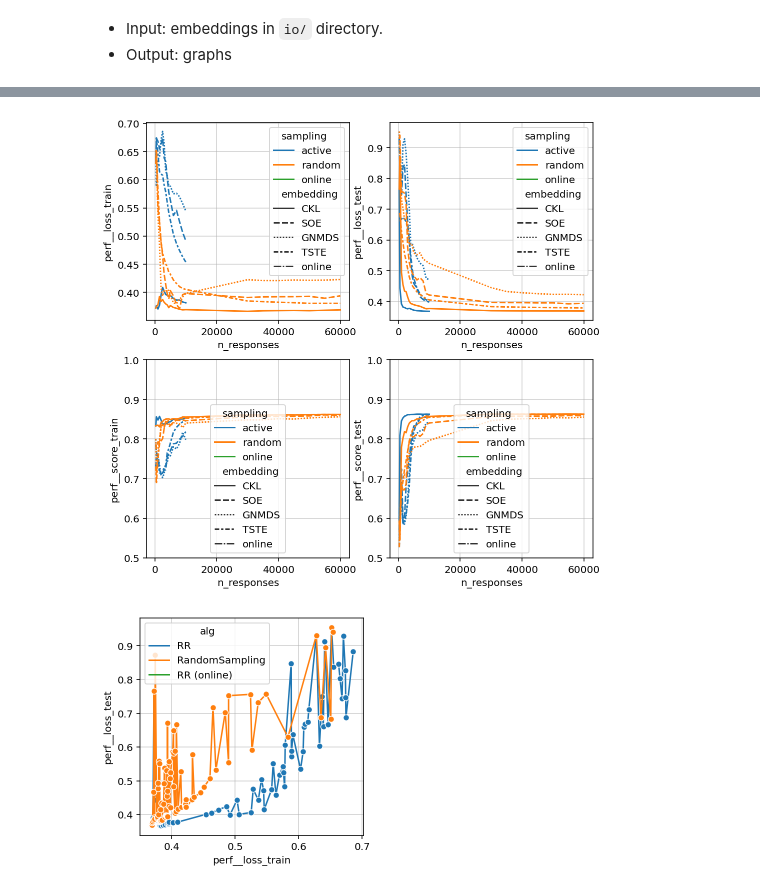
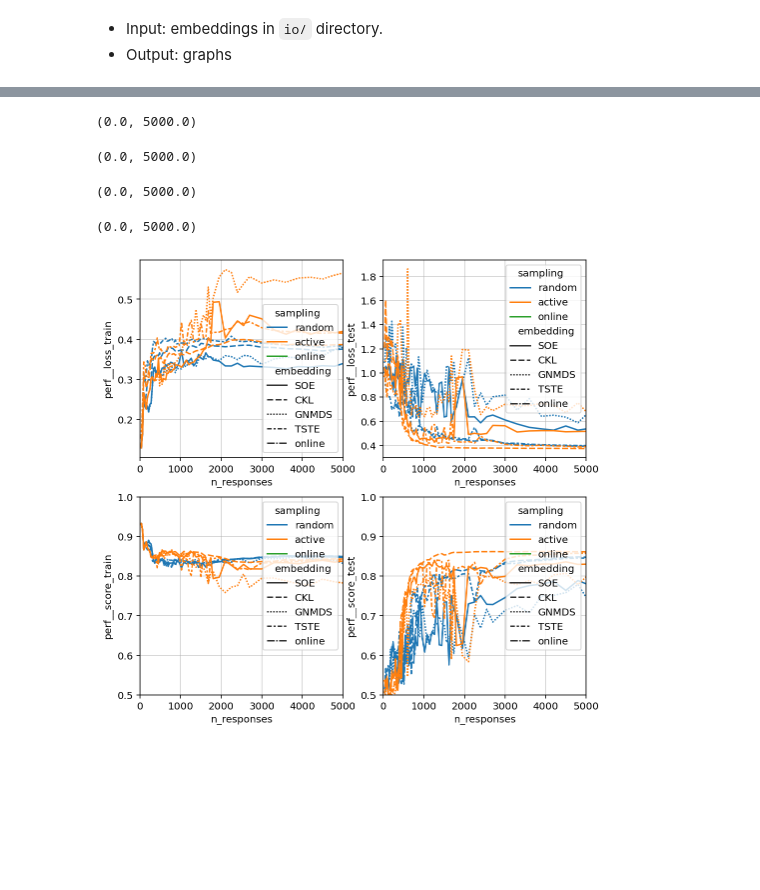
Before and after one commit to stsievert/salmon-experiments, a Jupyter notebook: alien-egg/Viz.ipynb, the cells around one changed output, grey strips where cells are left out. Saved outputs shown, nothing was run; the diff lists cells and outputs as text; code cells hidden in the pictures; blank space fills up the shorter version.

```diff
--- a/alien-egg/Viz.ipynb
+++ b/alien-egg/Viz.ipynb
@@ -323,28 +457,23 @@ w = 1
 fig, axs = plt.subplots(figsize=(3 * w, 3 * w))
 y = "error"
 
-s = show.copy()
-n1 = 50
-n2 = 30
-factor = (n1 * np.log(n1)) / (n2 * np.log(n2))
-s["n_responses_sim/1000"] = s["n_responses/1000"] / factor
-
 ax = sns.lineplot(
-    x="n_responses_sim/1000",
+    x="n_responses/1000",
     y=y,
     hue="sampling",
+    hue_order=HUE_ORDER,
     style="embedding",
 #     ci=None,
 #     estimator="max",
 #     marker="o",
-    data=s,
+    data=show,
 )
-ax.set_xlabel("Rescaled num. responses (thousands)")
+ax.set_xlabel("Num. responses (thousands)")
 ax.grid(alpha=0.6)
 ax.yaxis.set_major_formatter(plt.FuncFormatter(lambda y, _: f"{100 * y:0.0f}%"))
 ax.xaxis.set_major_locator(plt.MultipleLocator(10))
 ax.set_xlim(0, 30)
-ax.set_ylim(0.13, 0.26)
+ax.set_ylim(0.13, 0.30)
 # ax.set_xlim(25, 35)
 # ax.set_xscale("log", base=2)
 
@@ -364,29 +492,0 @@ ax.legend(loc=(1.05, 0))
-# %%
-fig, axs = plt.subplots(figsize=(1 * w, 1.0 * w))
-y = "error"
-ax = sns.lineplot(
-    x="n_responses/1000",
-    y=y,
-    hue="sampling",
-    style="embedding",
-#     ci=None,
-#     estimator="max",
-#     marker="o",
-    data=show,
-)
-ax.set_xlabel("Num. responses (thousands)")
-ax.grid(alpha=0.6)
-ax.yaxis.set_major_formatter(plt.FuncFormatter(lambda y, _: f"{100 * y:0.0f}%"))
-ax.set_xlim(0, 4)
-ax.xaxis.set_major_locator(plt.MultipleLocator(0.5))
-ax.set_ylim(0.13, 0.26)
-# ax.set_xlim(25, 35)
-# ax.set_xscale("log", base=2)
-
-# _ = ax.set_ylim(0.70, None)
-_ = ax.set_title("Hold out performance")
-
-# ax.set_xscale("log", base=2)
-# ax.xaxis.set_major_locator(ticker.LogLocator(base=2, numticks=15))
-# ax.set_xlim(0.3, None)
-ax.legend(loc=(1.05, 0))
@@ -439,40 +535,31 @@ Index(['noise_model', 'responses*R', 'alg', 'd', 'dataset', 'init',
 # %%
 import seaborn as sns
 import matplotlib.pyplot as plt
 
 Y = ["accuracy", "nn_acc", "embedding_rel_error", "nn_diff_mean"]
 Y = ["perf__loss_train", "perf__loss_test", "perf__score_train", "perf__score_test"]
 
 w = 4
 fig, axs = plt.subplots(ncols=2, nrows=2, figsize=(2 * w, 2.0 * w))
 for y, ax in zip(Y, axs.flatten()):
     ax = sns.lineplot(
         x="n_responses",
         y=y,
         hue="sampling",
         style="embedding",
         data=df,
         ax=ax,
     )
     ax.grid(alpha=0.6)
     if "score" in y:
         _ = ax.set_ylim(0.5, 1)
+    ax.set_xlim(0, 5000)
 #     ax.set_xscale("log")
 #     _ = ax.set_title(y)
 # axs[0][1].set_ylim(0, 2)
 # %% [output]
+(0.0, 5000.0)
+(0.0, 5000.0)
+(0.0, 5000.0)
+(0.0, 5000.0)
-[figure, old version]
+[figure, new version]
-# %%
-w = 2
-fig, ax = plt.subplots(figsize=(2 * w, 2.0 * w))
-ax = sns.lineplot(
-    x="perf__loss_train",
-    y="perf__loss_test",
-    hue="alg",
-    data=df,
-    marker="o",
-    ax=ax,
-)
-ax.grid(alpha=0.6)
-# %% [output]
-[figure, removed]
```
Also changed, not shown: parts of 24 cells of this notebook, 2 other files.
